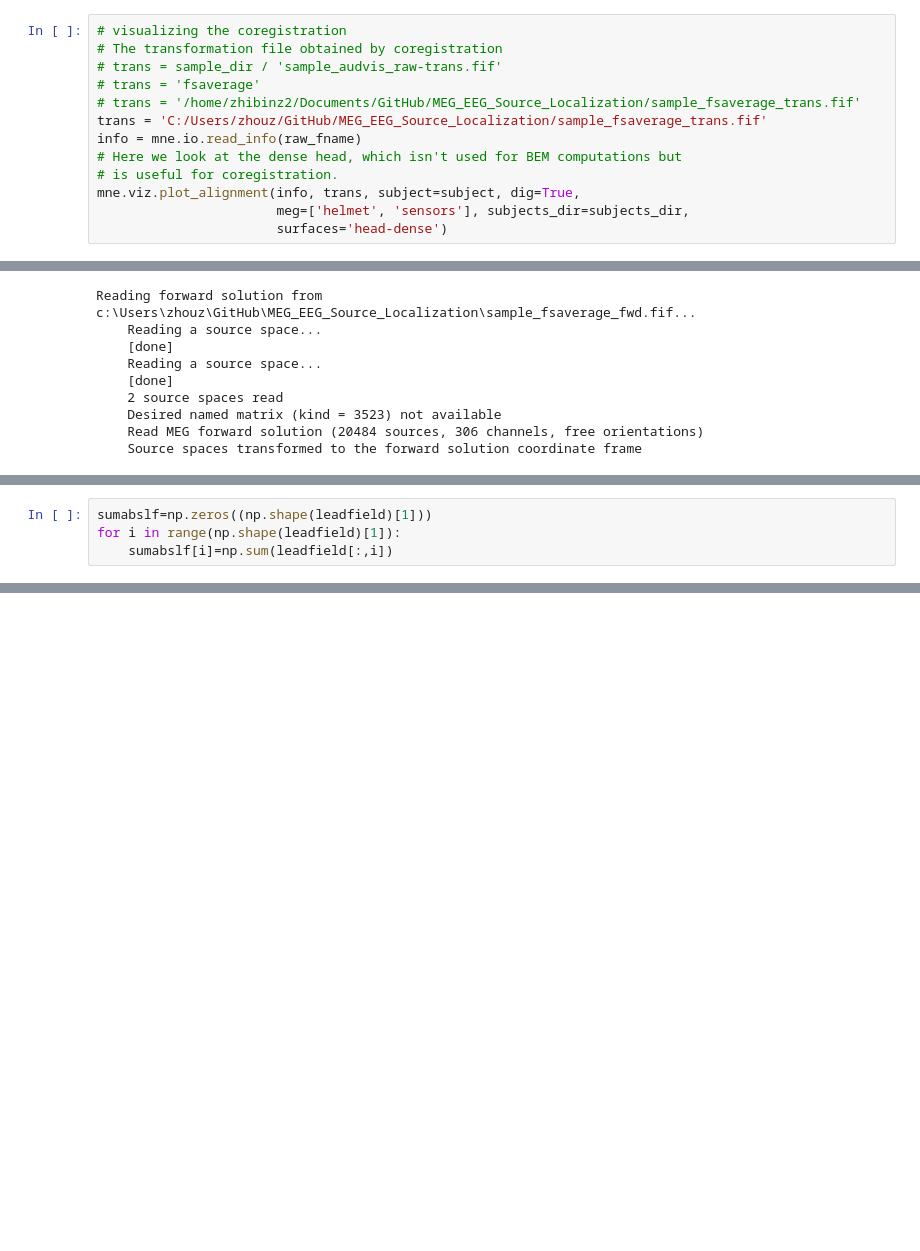
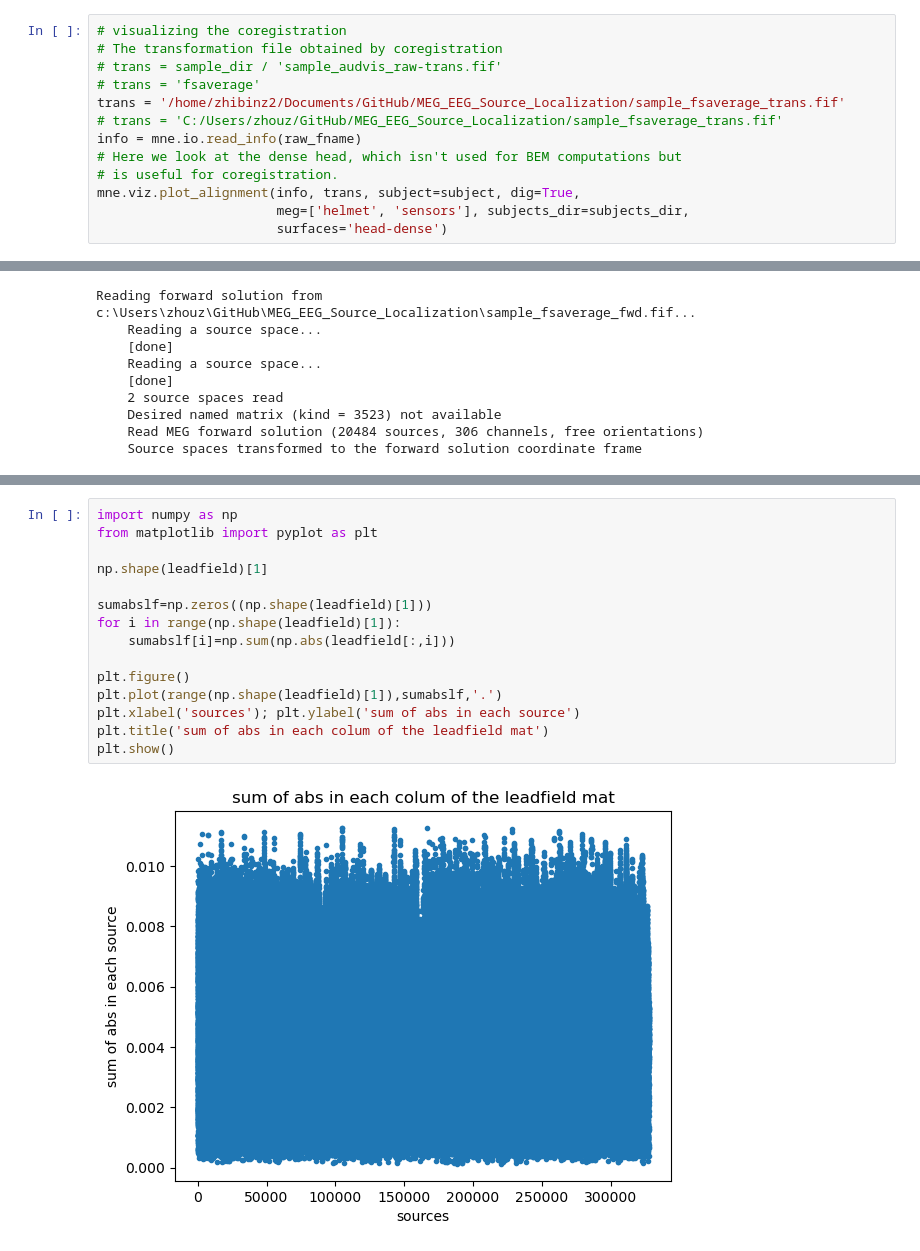
Before and after one commit to zhibinz2/MEG_EEG_Source_Localization, a Jupyter notebook: mne_fsaverage_forward.ipynb, the cells around one changed output, grey strips where cells are left out. Drawn from its saved outputs; the diff is of its cells as text; blank space fills up the shorter version.

```diff
--- a/mne_fsaverage_forward.ipynb
+++ b/mne_fsaverage_forward.ipynb
@@ -33,8 +33,8 @@ Using surface: C:\Users\zhouz\mne_data\MNE-sample-data\subjects\fsaverage\bem\ou
 # The transformation file obtained by coregistration
 # trans = sample_dir / 'sample_audvis_raw-trans.fif'
 # trans = 'fsaverage'
-# trans = '/home/zhibinz2/Documents/GitHub/MEG_EEG_Source_Localization/sample_fsaverage_trans.fif'
-trans = 'C:/Users/zhouz/GitHub/MEG_EEG_Source_Localization/sample_fsaverage_trans.fif'
+trans = '/home/zhibinz2/Documents/GitHub/MEG_EEG_Source_Localization/sample_fsaverage_trans.fif'
+# trans = 'C:/Users/zhouz/GitHub/MEG_EEG_Source_Localization/sample_fsaverage_trans.fif'
 info = mne.io.read_info(raw_fname)
 # Here we look at the dense head, which isn't used for BEM computations but
 # is useful for coregistration.
@@ -272,4 +307,0 @@ np.shape(leadfield)[1]
-# %%
-sumabslf=np.zeros((np.shape(leadfield)[1]))
-for i in range(np.shape(leadfield)[1]):
-    sumabslf[i]=np.sum(leadfield[:,i])
@@ -288,0 +328,17 @@ plt.show()
+# %%
+import numpy as np
+from matplotlib import pyplot as plt
+
+np.shape(leadfield)[1]
+
+sumabslf=np.zeros((np.shape(leadfield)[1]))
+for i in range(np.shape(leadfield)[1]):
+    sumabslf[i]=np.sum(np.abs(leadfield[:,i]))
+
+plt.figure()
+plt.plot(range(np.shape(leadfield)[1]),sumabslf,'.')
+plt.xlabel('sources'); plt.ylabel('sum of abs in each source')
+plt.title('sum of abs in each colum of the leadfield mat')
+plt.show()
+# %% [output]
+[figure, added]
```
Also changed, not shown: parts of 15 cells of this notebook, 2 other files.
